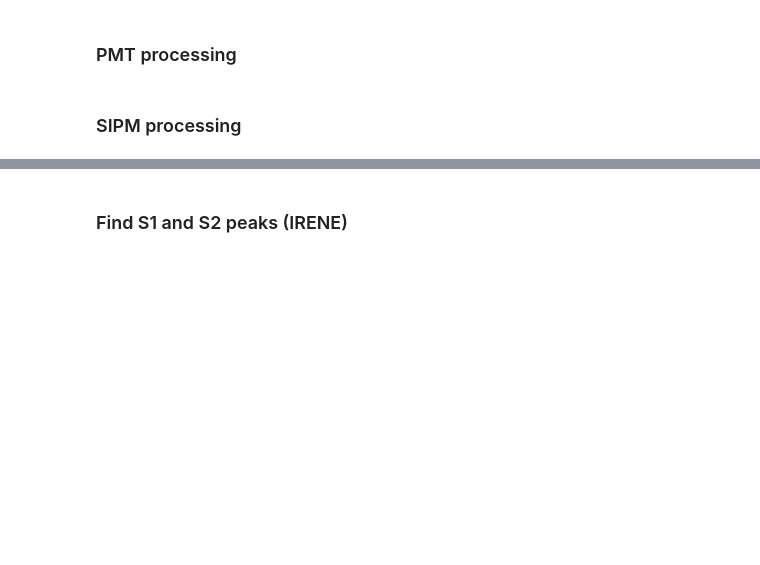
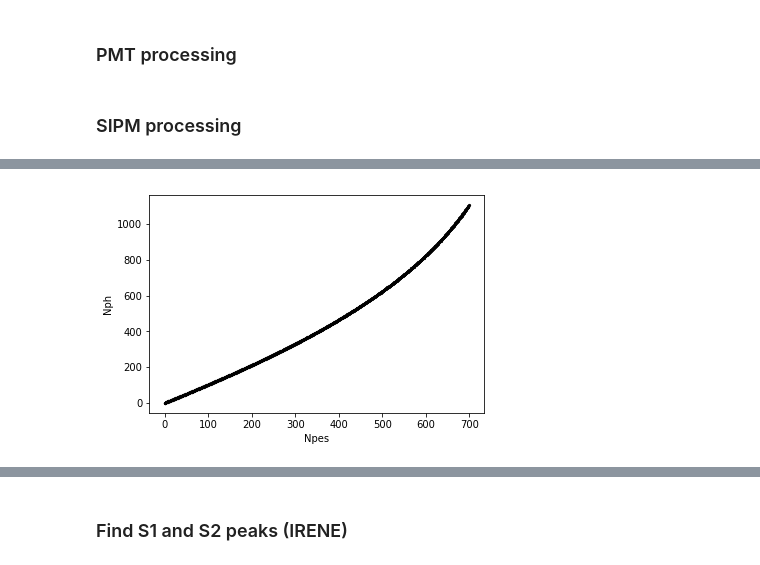
Before and after one commit to gondiaz/FASTPROD, a Jupyter notebook: NBs/NEXT_PROCESSING_NB.ipynb, the cells around one changed output, grey strips where cells are left out. Drawn from its saved outputs; the diff is of its cells as text; code cells hidden in the pictures; blank space fills up the shorter version.

Commit message:
Implement poly8 correction

```diff
--- a/NBs/NEXT_PROCESSING_NB.ipynb
+++ b/NBs/NEXT_PROCESSING_NB.ipynb
@@ -126,0 +133,25 @@ sipm_cwfs = sipm_rwf_to_cal(sipm_rwfs)
+# %%
+params = np.array( [ 6.58477685e-22,  1.50455111e-17, -2.74129372e-14,  2.03138072e-11,
+                    -7.13216271e-09,  1.83113819e-06,  4.85324372e-05,  1.00393735e+00,
+                    -1.89564238e-02] )
+params = np.flip(params)
+
+def pes_to_photons(Npes):
+    #polynomial correction
+    exp = np.array( [Npes**i for i in range(0, 9)] )
+    Nph = np.sum( np.multiply(params, exp.T).T, axis=0)
+
+    #identity correction
+    sel = Npes<50
+    Nph[sel] = Npes[sel]
+
+    return Nph
+
+Npes = np.arange(0, 700, dtype=np.float)
+Nph = pes_to_photons(Npes)
+
+plt.scatter( Npes, Nph, c="black", s=5)
+plt.xlabel("Npes")
+plt.ylabel("Nph");
+# %% [output]
+[figure, added]
```
Also changed, not shown: parts of 4 cells of this notebook, 1 other file.
